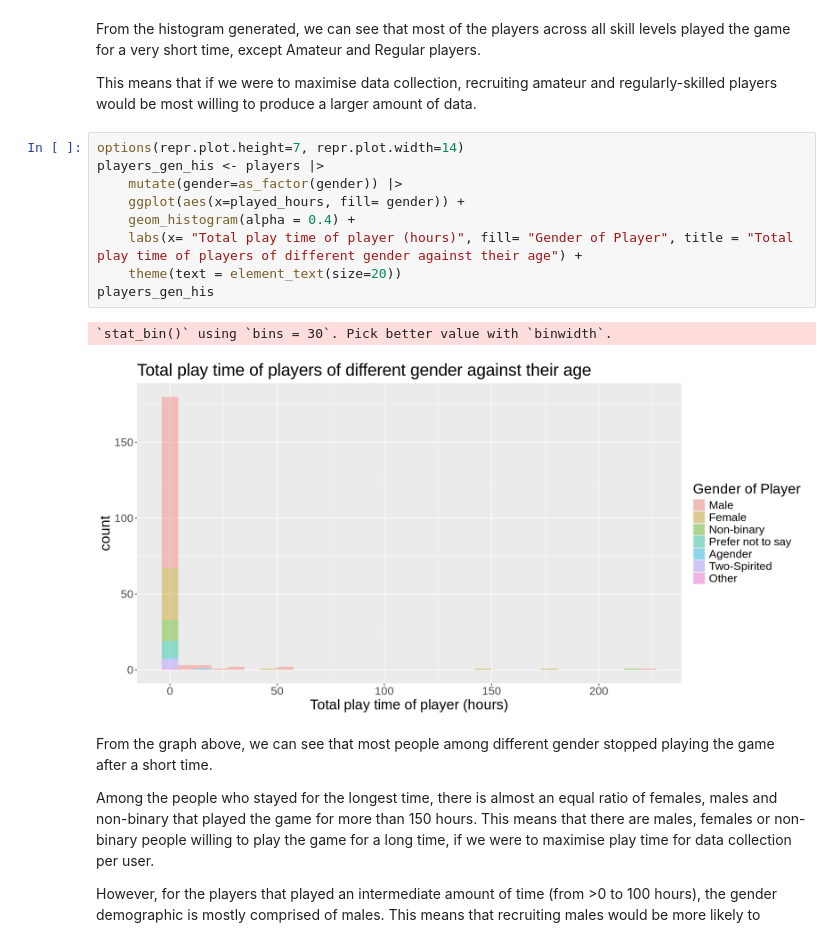
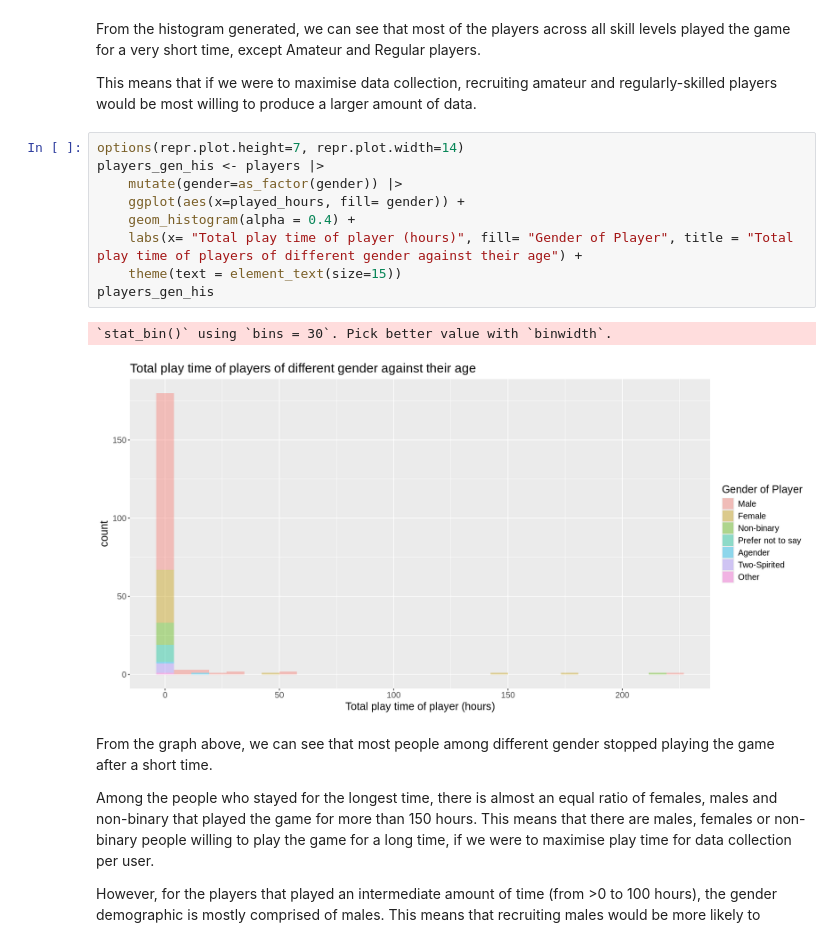
Before and after one commit to terri2003/DSCI100GroupProjectIndividualPlanning, a Jupyter notebook: TerenceFung_82677527_IndividualPlanning_Group16.ipynb, the cells around one changed output. Saved outputs shown, nothing was run; the diff lists cells and outputs as text.

```diff
--- a/TerenceFung_82677527_IndividualPlanning_Group16.ipynb
+++ b/TerenceFung_82677527_IndividualPlanning_Group16.ipynb
@@ -179,15 +179,15 @@ This means that if we were to maximise data collection, recruiting amateur and r
 # %%
 options(repr.plot.height=7, repr.plot.width=14)
 players_gen_his <- players |>
     mutate(gender=as_factor(gender)) |>
     ggplot(aes(x=played_hours, fill= gender)) +
     geom_histogram(alpha = 0.4) +
     labs(x= "Total play time of player (hours)", fill= "Gender of Player", title = "Total play time of players of different gender against their age") +
-    theme(text = element_text(size=20))
+    theme(text = element_text(size=15))
 players_gen_his
 # %% [output]
 `stat_bin()` using `bins = 30`. Pick better value with `binwidth`.
-[figure, old version]
+[figure, new version]
 # %% [markdown]
 From the graph above, we can see that most people among different gender stopped playing the game after a short time.
 
```
Also changed, not shown: parts of 2 cells of this notebook.
